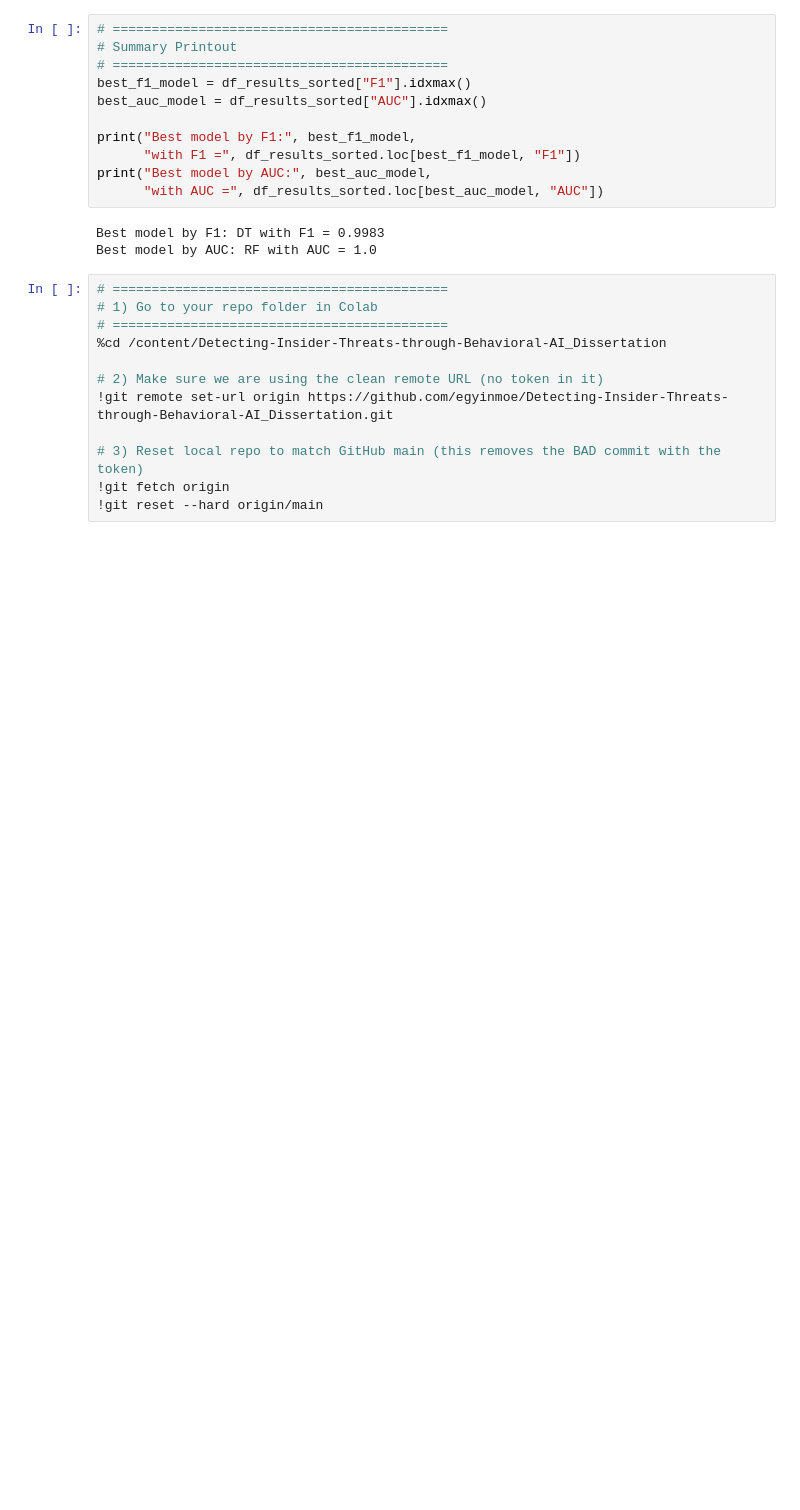
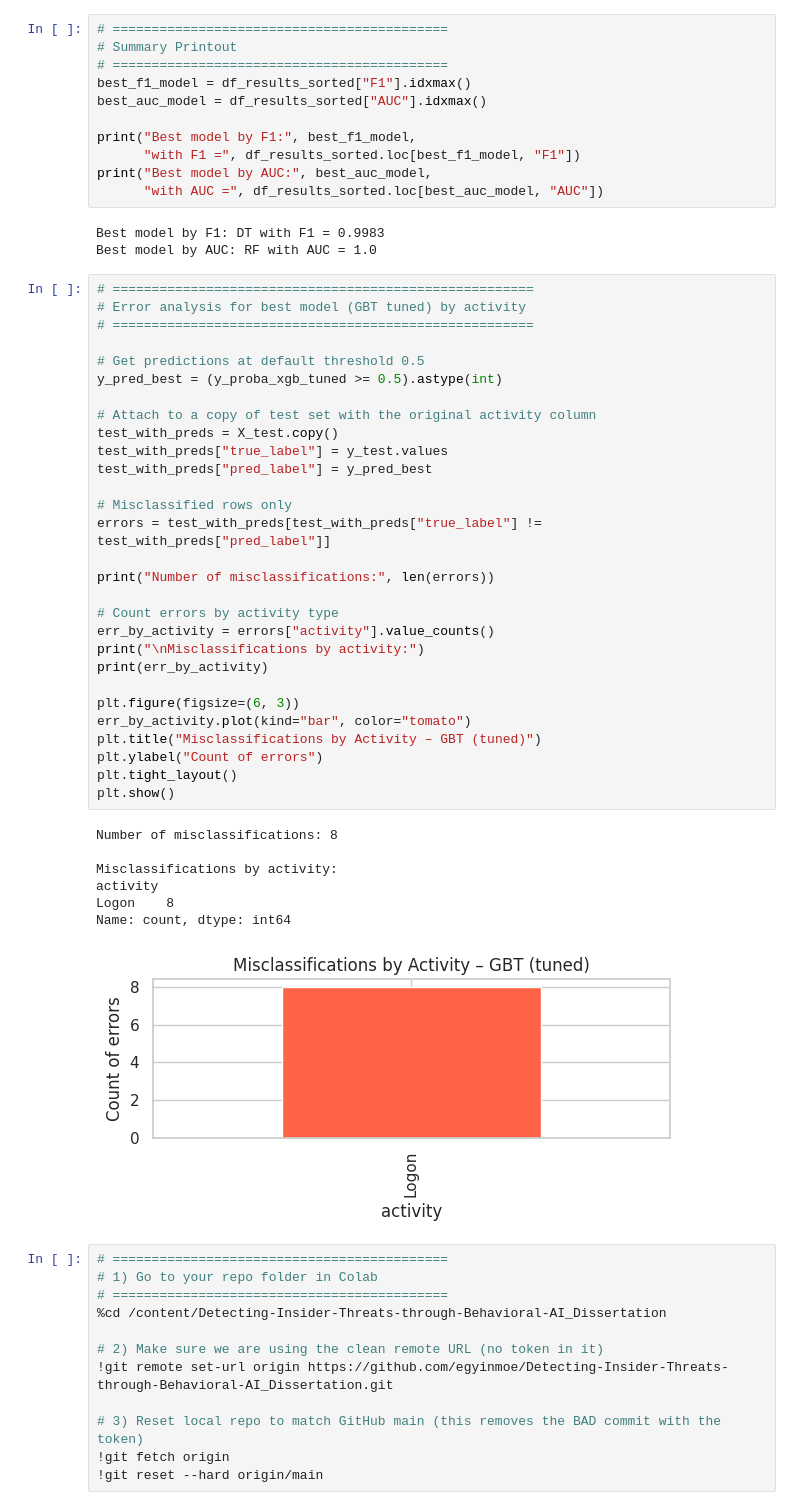
Before and after one commit to egyinmoe/Detecting-Insider-Threats-through-Behavioral-AI_Dissertation, a Jupyter notebook: Ver2_Insiderthreat_withgithub.ipynb, the cells around one changed output. Cells and saved outputs as stored; diff of their text form; blank space fills up the shorter version.

Commit message:
Add error analysis: misclassification counts by activity type
- Identified activity patterns associated with FNs and FPs
- Added bar chart for easier interpretation

```diff
--- a/Ver2_Insiderthreat_withgithub.ipynb
+++ b/Ver2_Insiderthreat_withgithub.ipynb
@@ -1222,6 +1222,43 @@ print("Best model by AUC:", best_auc_model,
 # %% [output]
 Best model by F1: DT with F1 = 0.9983
 Best model by AUC: RF with AUC = 1.0
+# %%
+# ======================================================
+# Error analysis for best model (GBT tuned) by activity
+# ======================================================
+
+# Get predictions at default threshold 0.5
+y_pred_best = (y_proba_xgb_tuned >= 0.5).astype(int)
+
+# Attach to a copy of test set with the original activity column
+test_with_preds = X_test.copy()
+test_with_preds["true_label"] = y_test.values
+test_with_preds["pred_label"] = y_pred_best
+
+# Misclassified rows only
+errors = test_with_preds[test_with_preds["true_label"] != test_with_preds["pred_label"]]
+
+print("Number of misclassifications:", len(errors))
+
+# Count errors by activity type
+err_by_activity = errors["activity"].value_counts()
+print("\nMisclassifications by activity:")
+print(err_by_activity)
+
+plt.figure(figsize=(6, 3))
+err_by_activity.plot(kind="bar", color="tomato")
+plt.title("Misclassifications by Activity – GBT (tuned)")
+plt.ylabel("Count of errors")
+plt.tight_layout()
+plt.show()
+# %% [output]
+Number of misclassifications: 8
+
+Misclassifications by activity:
+activity
+Logon    8
+Name: count, dtype: int64
+[figure, added]
 # %%
 # ===========================================
 # 1) Go to your repo folder in Colab
```
